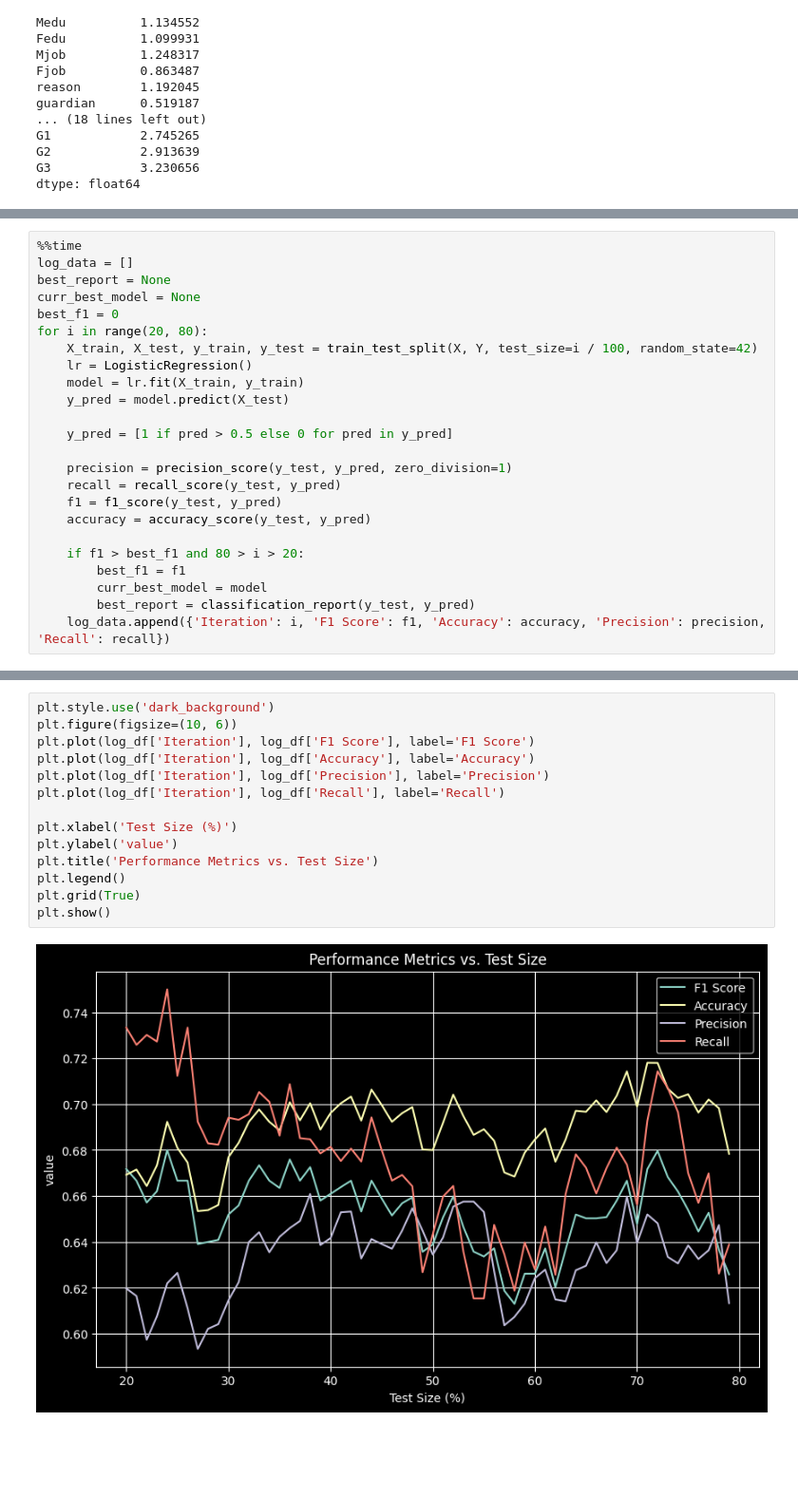
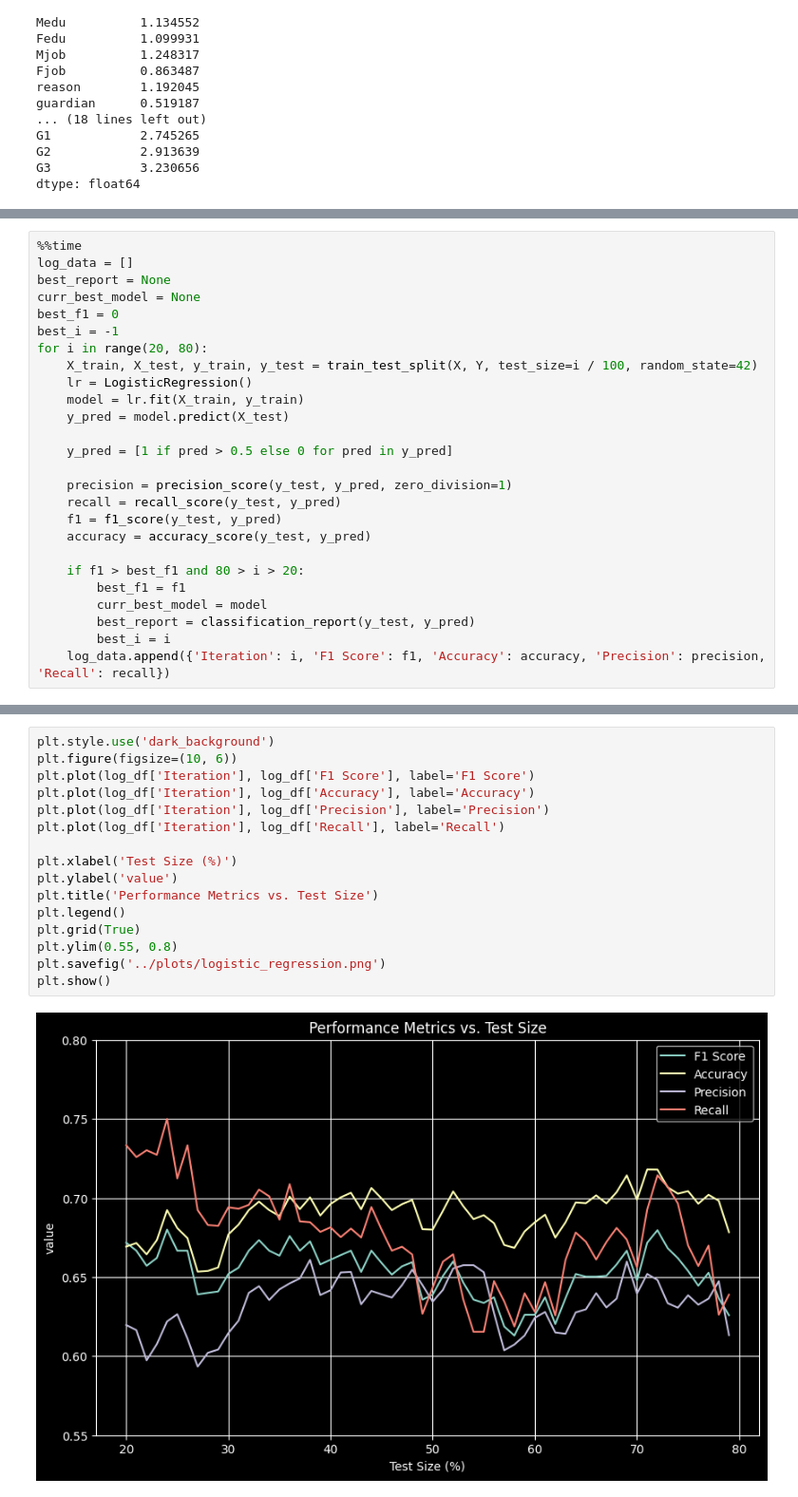
Before and after one commit to Dragonfly911117/EDM-Final, a Jupyter notebook: notebooks/logistic_regression.ipynb, the cells around one changed output, grey strips where cells are left out. Shown at 95% size. Drawn from its saved outputs; the diff is of its cells as text; blank space fills up the shorter version.

```diff
--- a/notebooks/logistic_regression.ipynb
+++ b/notebooks/logistic_regression.ipynb
@@ -119,6 +98,7 @@ log_data = []
 best_report = None
 curr_best_model = None
 best_f1 = 0
+best_i = -1
 for i in range(20, 80):
     X_train, X_test, y_train, y_test = train_test_split(X, Y, test_size=i / 100, random_state=42)
     lr = LogisticRegression()
@@ -136,5 +116,6 @@ for i in range(20, 80):
         best_f1 = f1
         curr_best_model = model
         best_report = classification_report(y_test, y_pred)
+        best_i = i
     log_data.append({'Iteration': i, 'F1 Score': f1, 'Accuracy': accuracy, 'Precision': precision, 'Recall': recall})
 # %% [output]
@@ -156,16 +140,18 @@ weighted avg       0.71      0.69      0.69       156
 # %%
 plt.style.use('dark_background')
 plt.figure(figsize=(10, 6))
 plt.plot(log_df['Iteration'], log_df['F1 Score'], label='F1 Score')
 plt.plot(log_df['Iteration'], log_df['Accuracy'], label='Accuracy')
 plt.plot(log_df['Iteration'], log_df['Precision'], label='Precision')
 plt.plot(log_df['Iteration'], log_df['Recall'], label='Recall')
 
 plt.xlabel('Test Size (%)')
 plt.ylabel('value')
 plt.title('Performance Metrics vs. Test Size')
 plt.legend()
 plt.grid(True)
+plt.ylim(0.55, 0.8)
+plt.savefig('../plots/logistic_regression.png')
 plt.show()
 # %% [output]
-[figure, old version]
+[figure, new version]
```
Also changed, not shown: parts of 5 cells of this notebook, 40 other files.
